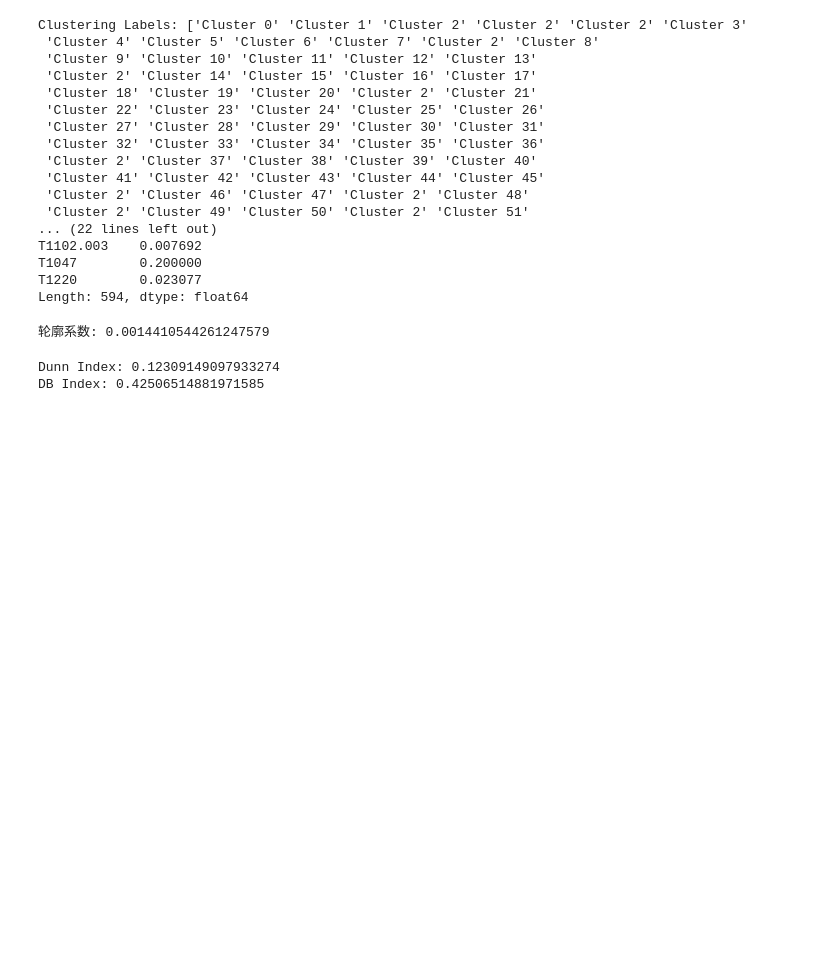
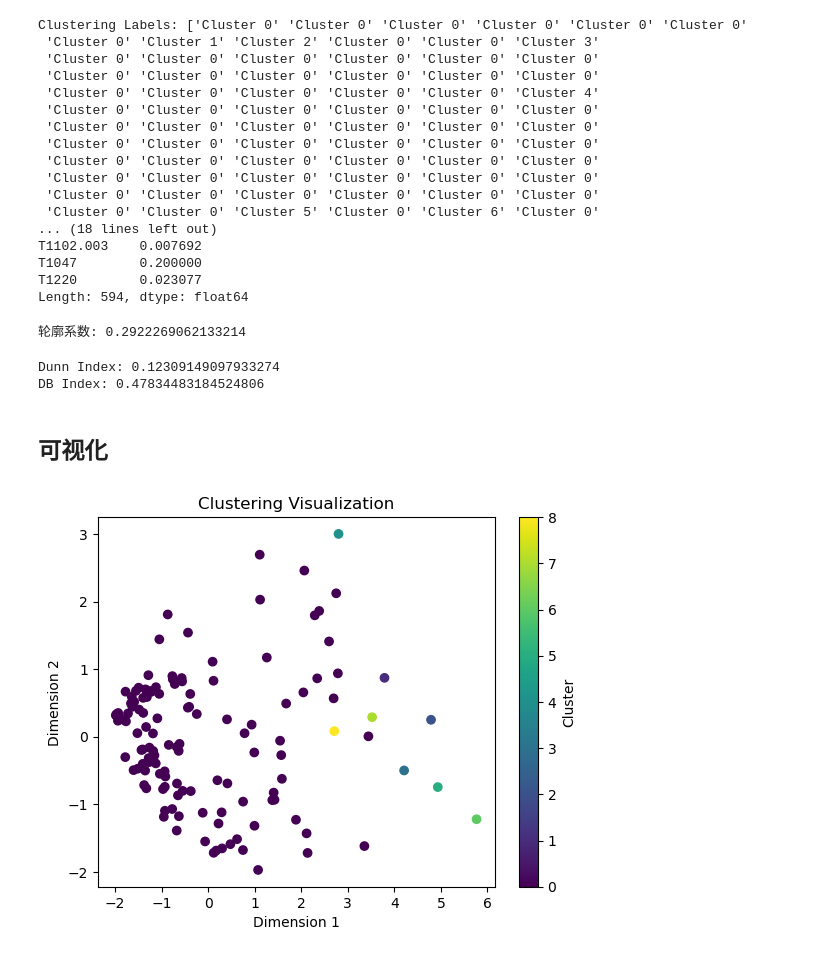
Before and after one commit to VODKA312/ATTCK_analyze_module_v1, a Jupyter notebook: clustering/DBSCAN.ipynb, the cells around one changed output. Cells and saved outputs as stored; diff of their text form; code cells hidden in the pictures; blank space fills up the shorter version.

Commit message:
add DBSCAN and spectral clustering as experiment

```diff
--- a/clustering/DBSCAN.ipynb
+++ b/clustering/DBSCAN.ipynb
@@ -9,7 +9,12 @@ data = pd.read_excel("../DataSource/result.xlsx")
 data = data.drop('source ID', axis=1)
 # %%
 # 创建DBSCAN聚类对象
-dbscan = DBSCAN(eps=2.0, min_samples=1)
+#eps（Epsilon）：邻域半径。它定义了一个样本点的邻域范围，即以样本点为中心的圆形区域的半径大小。该参数用于确定哪些样本点被认为是直接密度可达的邻居点。
+
+# min_samples（最小样本数）：用于定义核心点的最小样本数。一个样本点被认为是核心点，
+# 需要满足其邻域内（以 eps 为半径）包含的样本点数目大于或等于 min_samples。
+# 对于核心点，其邻域内的所有样本点都被认为是直接密度可达的。
+dbscan = DBSCAN(eps=7.0, min_samples=1)
 
 # 执行聚类
 clusters = dbscan.fit_predict(data)
@@ -35,19 +36,19 @@ clustering_center = np.mean(data, axis=0)
 print("Clustering Labels:", clustering_labels)
 print("Clustering Center:", clustering_center)
 # %% [output]
-Clustering Labels: ['Cluster 0' 'Cluster 1' 'Cluster 2' 'Cluster 2' 'Cluster 2' 'Cluster 3'
- 'Cluster 4' 'Cluster 5' 'Cluster 6' 'Cluster 7' 'Cluster 2' 'Cluster 8'
- 'Cluster 9' 'Cluster 10' 'Cluster 11' 'Cluster 12' 'Cluster 13'
- 'Cluster 2' 'Cluster 14' 'Cluster 15' 'Cluster 16' 'Cluster 17'
- 'Cluster 18' 'Cluster 19' 'Cluster 20' 'Cluster 2' 'Cluster 21'
- 'Cluster 22' 'Cluster 23' 'Cluster 24' 'Cluster 25' 'Cluster 26'
- 'Cluster 27' 'Cluster 28' 'Cluster 29' 'Cluster 30' 'Cluster 31'
- 'Cluster 32' 'Cluster 33' 'Cluster 34' 'Cluster 35' 'Cluster 36'
- 'Cluster 2' 'Cluster 37' 'Cluster 38' 'Cluster 39' 'Cluster 40'
- 'Cluster 41' 'Cluster 42' 'Cluster 43' 'Cluster 44' 'Cluster 45'
- 'Cluster 2' 'Cluster 46' 'Cluster 47' 'Cluster 2' 'Cluster 48'
- 'Cluster 2' 'Cluster 49' 'Cluster 50' 'Cluster 2' 'Cluster 51'
-... (22 lines left out)
+Clustering Labels: ['Cluster 0' 'Cluster 0' 'Cluster 0' 'Cluster 0' 'Cluster 0' 'Cluster 0'
+ 'Cluster 0' 'Cluster 1' 'Cluster 2' 'Cluster 0' 'Cluster 0' 'Cluster 3'
+ 'Cluster 0' 'Cluster 0' 'Cluster 0' 'Cluster 0' 'Cluster 0' 'Cluster 0'
+ 'Cluster 0' 'Cluster 0' 'Cluster 0' 'Cluster 0' 'Cluster 0' 'Cluster 0'
+ 'Cluster 0' 'Cluster 0' 'Cluster 0' 'Cluster 0' 'Cluster 0' 'Cluster 4'
+ 'Cluster 0' 'Cluster 0' 'Cluster 0' 'Cluster 0' 'Cluster 0' 'Cluster 0'
+ 'Cluster 0' 'Cluster 0' 'Cluster 0' 'Cluster 0' 'Cluster 0' 'Cluster 0'
+ 'Cluster 0' 'Cluster 0' 'Cluster 0' 'Cluster 0' 'Cluster 0' 'Cluster 0'
+ 'Cluster 0' 'Cluster 0' 'Cluster 0' 'Cluster 0' 'Cluster 0' 'Cluster 0'
+ 'Cluster 0' 'Cluster 0' 'Cluster 0' 'Cluster 0' 'Cluster 0' 'Cluster 0'
+ 'Cluster 0' 'Cluster 0' 'Cluster 0' 'Cluster 0' 'Cluster 0' 'Cluster 0'
+ 'Cluster 0' 'Cluster 0' 'Cluster 5' 'Cluster 0' 'Cluster 6' 'Cluster 0'
+... (18 lines left out)
 T1102.003    0.007692
 T1047        0.200000
 T1220        0.023077
@@ -58,7 +59,7 @@ from sklearn.metrics import silhouette_score
 silhouette_avg = silhouette_score(data, clustering_labels)
 print("轮廓系数:", silhouette_avg)
 # %% [output]
-轮廓系数: 0.0014410544261247579
+轮廓系数: 0.2922269062133214
 # %%
 from sklearn.metrics import pairwise_distances
 from sklearn.metrics import davies_bouldin_score
@@ -84,4 +85,23 @@ print("Dunn Index:", dunn_index)
 print("DB Index:", db_index)
 # %% [output]
 Dunn Index: 0.12309149097933274
-DB Index: 0.42506514881971585
+DB Index: 0.47834483184524806
+# %% [markdown]
+## 可视化
+# %%
+import matplotlib.pyplot as plt
+
+# 使用降维方法如PCA将数据映射到二维空间
+from sklearn.decomposition import PCA
+pca = PCA(n_components=2)
+data_2d = pca.fit_transform(data)
+
+# 绘制散点图，颜色表示聚类结果
+plt.scatter(data_2d[:, 0], data_2d[:, 1], c=clusters)
+plt.xlabel('Dimension 1')
+plt.ylabel('Dimension 2')
+plt.title('Clustering Visualization')
+plt.colorbar(label='Cluster')
+plt.show()
+# %% [output]
+[figure, added]
```
Also changed, not shown: parts of 1 cell of this notebook, 3 other files.
